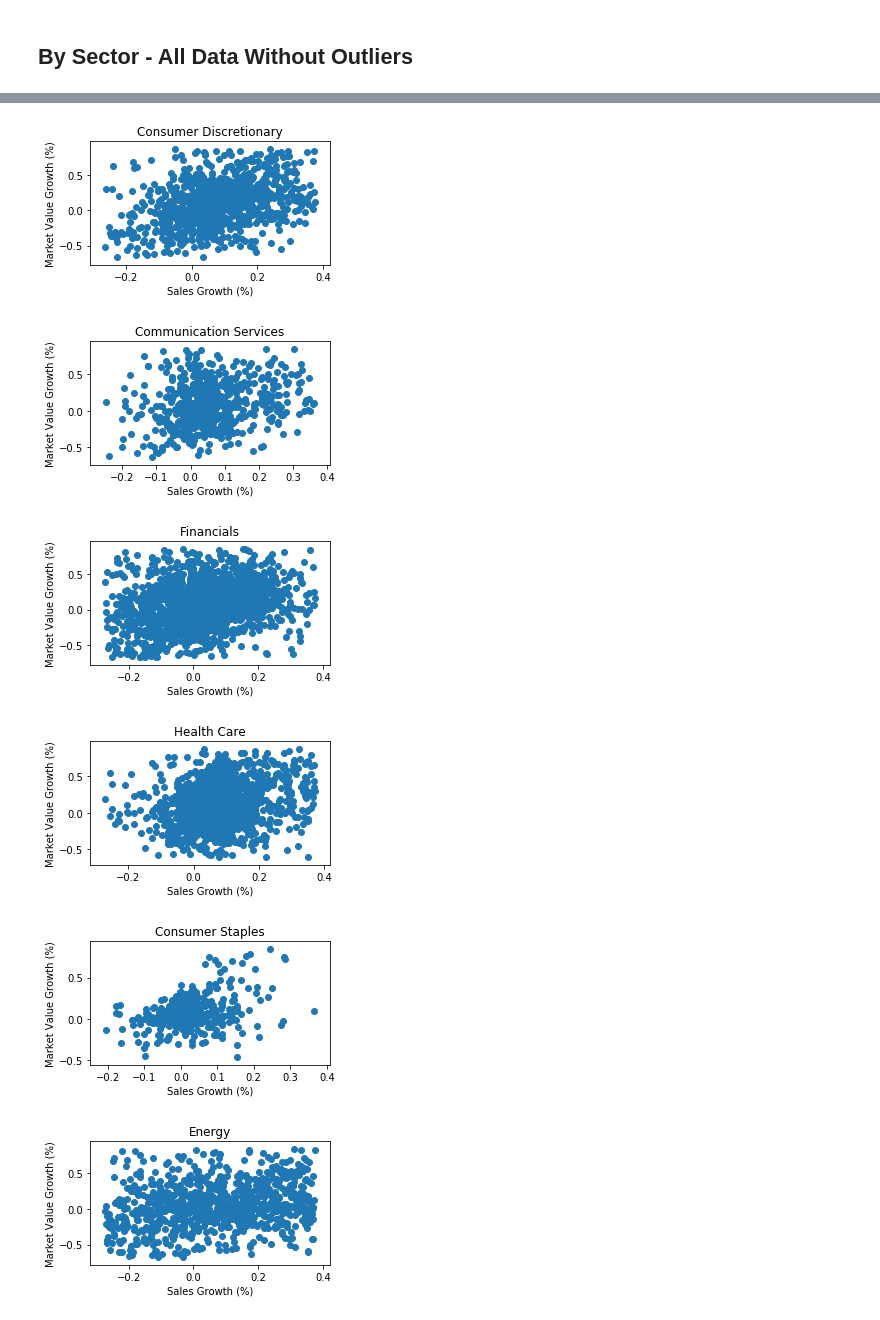
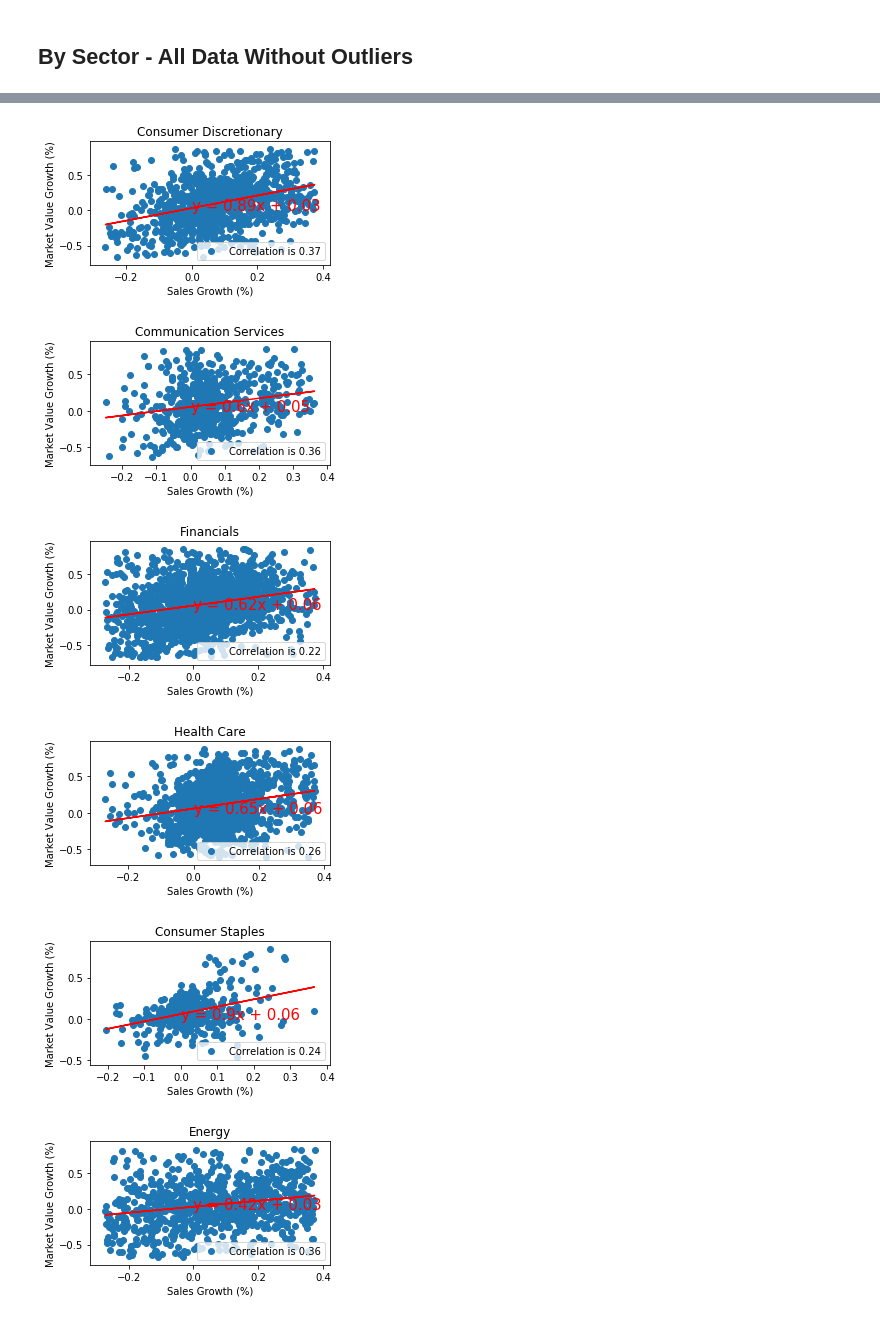
Before and after one commit to hannahcjy/Project1-Stock-Market-Correlationship, a Jupyter notebook: Project Test - SL/Project1_Sales-Quarterly-NoOutliers.ipynb, the cells around one changed output, grey strips where cells are left out. Drawn from its saved outputs; the diff is of its cells as text; code cells hidden in the pictures.

```diff
--- a/Project Test - SL/Project1_Sales-Quarterly-NoOutliers.ipynb
+++ b/Project Test - SL/Project1_Sales-Quarterly-NoOutliers.ipynb
@@ -281,17 +281,26 @@ Ttest_indResult(statistic=3.4681549652168555, pvalue=0.000549494022544001)
 # %%
 sector_list = ["Information Technology", "Consumer Discretionary", "Communication Services", "Financials", "Health Care",
               "Consumer Staples", "Energy","Utilities","Real Estate","Industrials","Materials"]
+
 for i in range(len(sector_list)):
     sector_raw = scatter_raw[scatter_raw["GICS Sector Name"] == sector_list[i]]
     sector_sales_growth = sector_raw["Sales Growth"]
     sector_MV_growth = sector_raw["MV Growth"]
 
+    (slope, intercept, rvalue, pvalue, stderr) = linregress(sector_sales_growth, sector_MV_growth)
+    sector_regress_values = sector_sales_growth * slope + intercept
+    sector_line_eq = "y = " + str(round(slope,2)) + "x + " + str(round(intercept,2))
+
+
     plt.figure(figsize=(30,5))
     plt.subplot(2, 6, i+1)
-    plt.scatter(sector_sales_growth, sector_MV_growth)
+    plt.scatter(sector_sales_growth, sector_MV_growth, label = "Correlation is "+str(round(sector_correlation[0],2)))
+    plt.plot(sector_sales_growth,sector_regress_values,"r-")
+    plt.annotate(sector_line_eq,(0,0),fontsize=15,color="red")
     plt.title(sector_list[i])
     plt.xlabel("Sales Growth (%)")
     plt.ylabel("Market Value Growth (%)")
+    plt.legend(loc="lower right")
     sector_correlation = st.pearsonr(sector_sales_growth,sector_MV_growth)
     print(f"The correlation between both factors for {sector_list[i]} is {round(sector_correlation[0],2)}")
 # %% [output]
@@ -310,6 +319,6 @@ The correlation between both factors for Materials is 0.33
-[figure, old version]
+[figure, new version]
-[figure, old version]
+[figure, new version]
-[figure, old version]
+[figure, new version]
-[figure, old version]
+[figure, new version]
-[figure, old version]
+[figure, new version]
-[figure, old version]
+[figure, new version]
```
Also changed, not shown: parts of 1 cell of this notebook, 2 other files.
